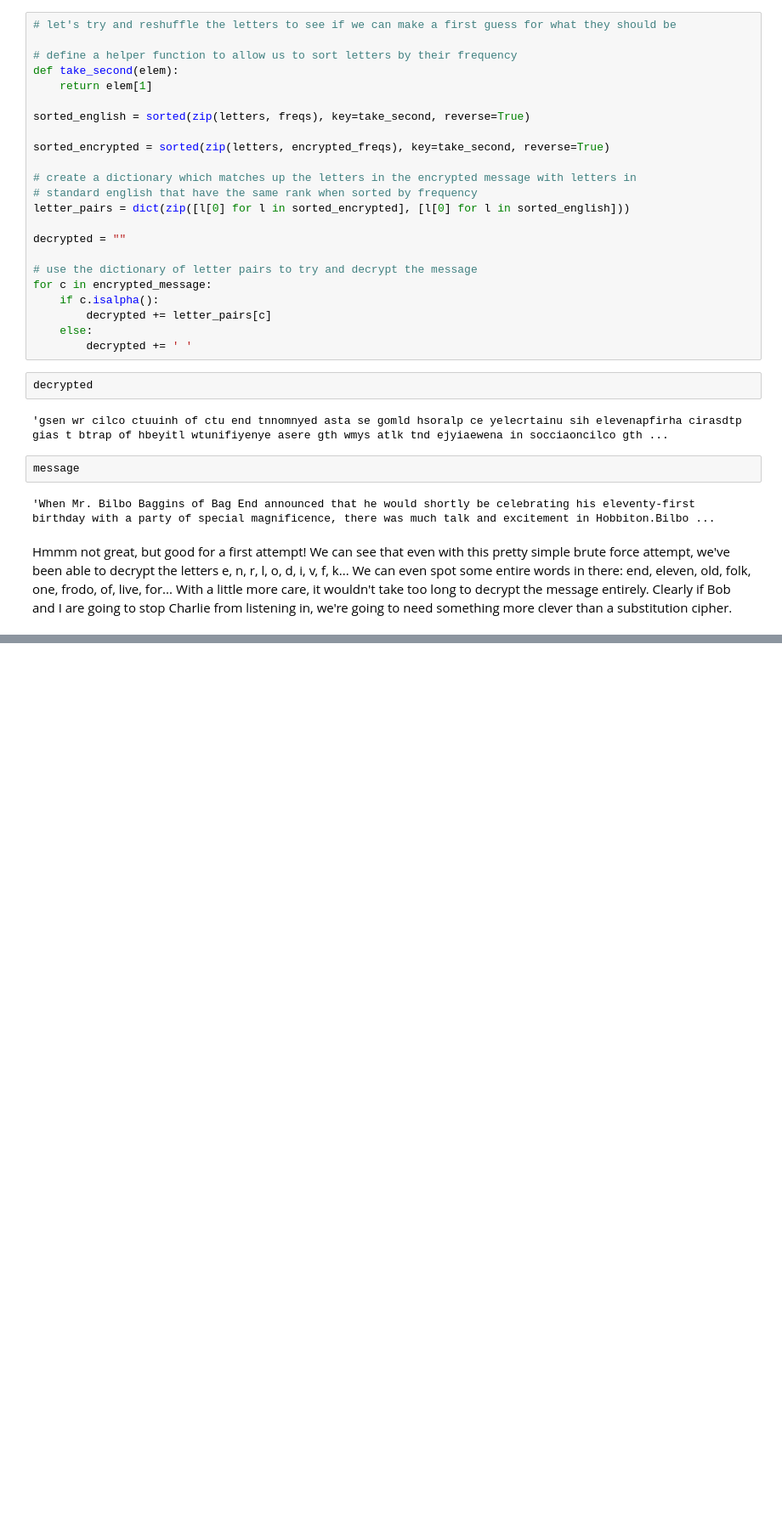
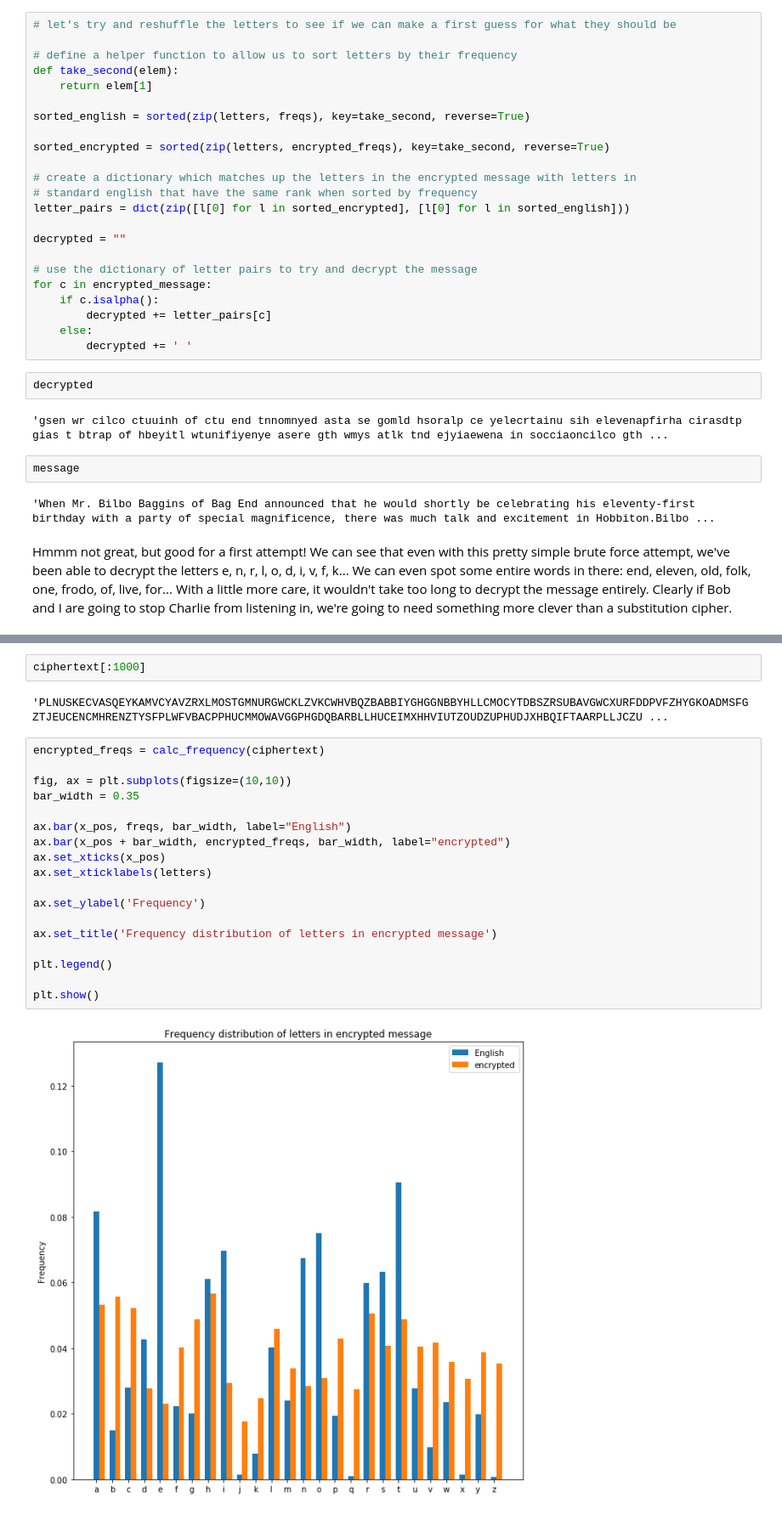
Before and after one commit to poojarao8/IACS_computes_2019, a Jupyter notebook: jupyter_notebooks/day7/cryptography/cryptography.ipynb, the cells around one changed output, grey strips where cells are left out. Shown at 85% size. Drawn from its saved outputs; the diff is of its cells as text; blank space fills up the shorter version.

```diff
--- a/jupyter_notebooks/day7/cryptography/cryptography.ipynb
+++ b/jupyter_notebooks/day7/cryptography/cryptography.ipynb
@@ -244,0 +315,24 @@ Hmmm not great, but good for a first attempt! We can see that even with this pre
+# %%
+ciphertext[:1000]
+# %% [output]
+'PLNUSKECVASQEYKAMVCYAVZRXLMOSTGMNURGWCKLZVKCWHVBQZBABBIYGHGGNBBYHLLCMOCYTDBSZRSUBAVGWCXURFDDPVFZHYGKOADMSFGZTJEUCENCMHRENZTYSFPLWFVBACPPHUCMMOWAVGGPHGDQBARBLLHUCEIMXHHVIUTZOUDZUPHUDJXHBQIFTAARPLLJCZU ...
+# %%
+encrypted_freqs = calc_frequency(ciphertext)
+
+fig, ax = plt.subplots(figsize=(10,10))
+bar_width = 0.35
+
+ax.bar(x_pos, freqs, bar_width, label="English")
+ax.bar(x_pos + bar_width, encrypted_freqs, bar_width, label="encrypted")
+ax.set_xticks(x_pos)
+ax.set_xticklabels(letters)
+
+ax.set_ylabel('Frequency')
+
+ax.set_title('Frequency distribution of letters in encrypted message')
+
+plt.legend()
+
+plt.show()
+# %% [output]
+[figure, added]
```
Also changed, not shown: parts of 18 cells of this notebook, 1 other file.
